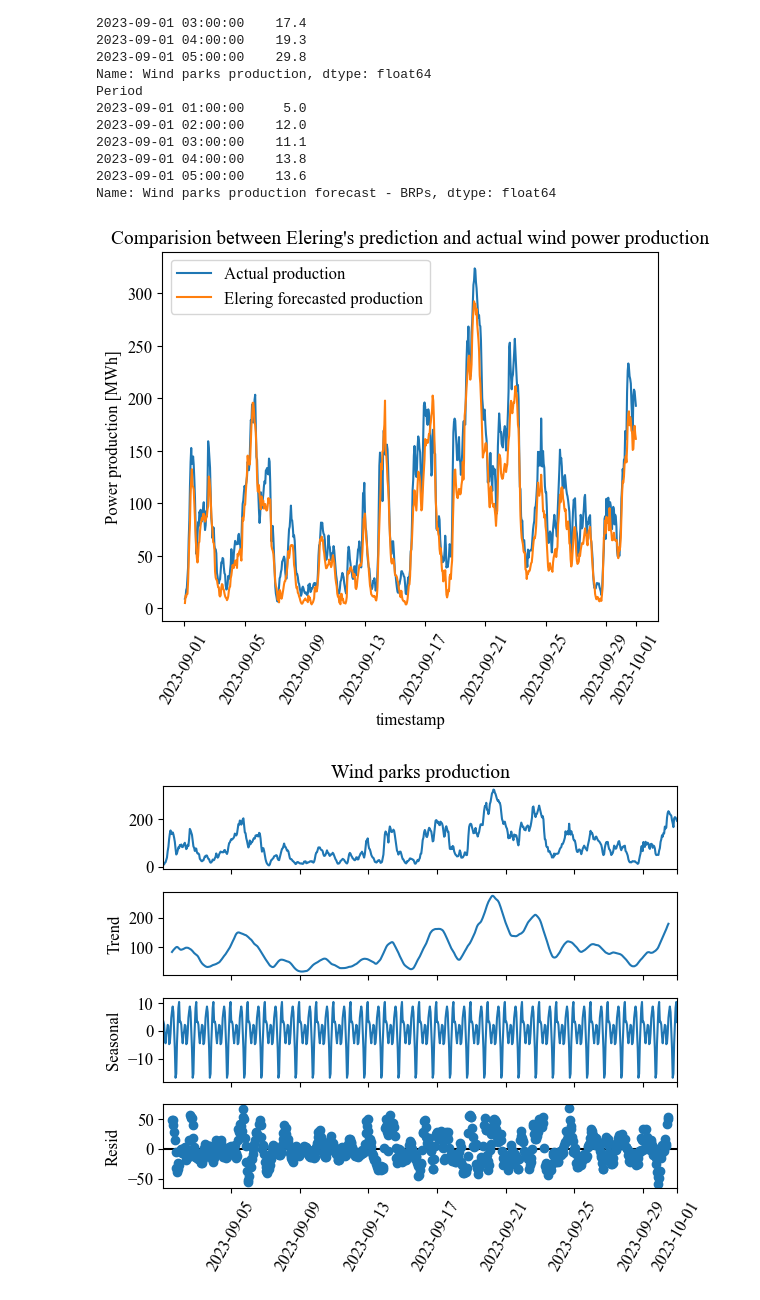
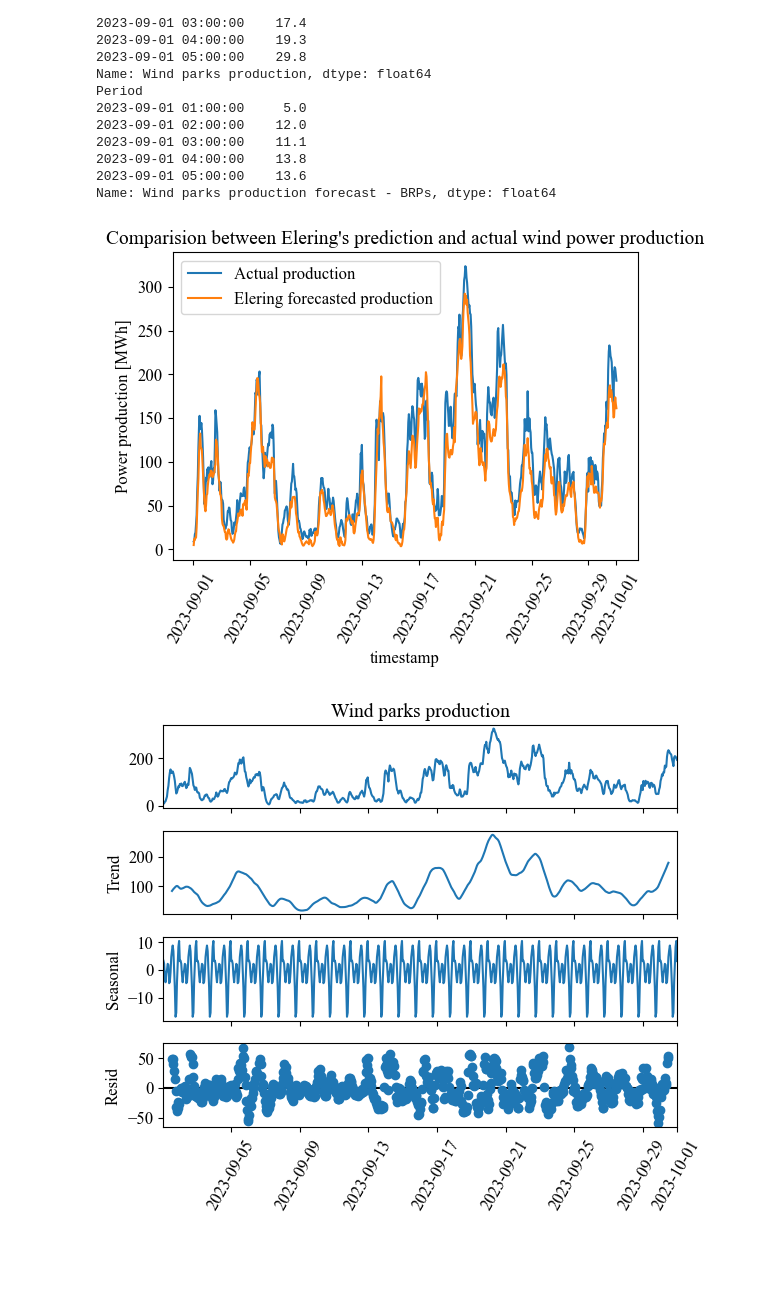
Before and after one commit to HyuntaeKR/enereng2023, a Jupyter notebook: ARIMA.ipynb, the cells around one changed output. Cells and saved outputs as stored; diff of their text form; code cells hidden in the pictures; blank space fills up the shorter version.

Commit message:
Added saving figure & the saved figures

```diff
--- a/ARIMA.ipynb
+++ b/ARIMA.ipynb
@@ -66,17 +66,19 @@ Period
 Name: Wind parks production forecast - BRPs, dtype: float64
 # %%
 # Plot the actual & forecasted production data
-fig1 = plt.figure()
+fig1 = plt.figure(figsize=(6, 4))
 plt.plot(data.index, wp_prod, label="Actual production")
 plt.plot(data.index, wp_forecast_brp, label="Elering forecasted production")
 plt.title("Comparision between Elering's prediction and actual wind power production")
 plt.xlabel("timestamp")
 plt.xticks(rotation=60)
 plt.ylabel("Power production [MWh]")
 plt.legend(loc="best")
+fig1.savefig("./Data/Figure1.png")
+
 plt.show()
 # %% [output]
-[figure, old version]
+[figure, new version]
 # %%
 # Decompose seasonal componenet
 decompose_result = seasonal_decompose(wp_prod)
```
Also changed, not shown: parts of 6 cells of this notebook, 4 other files.
